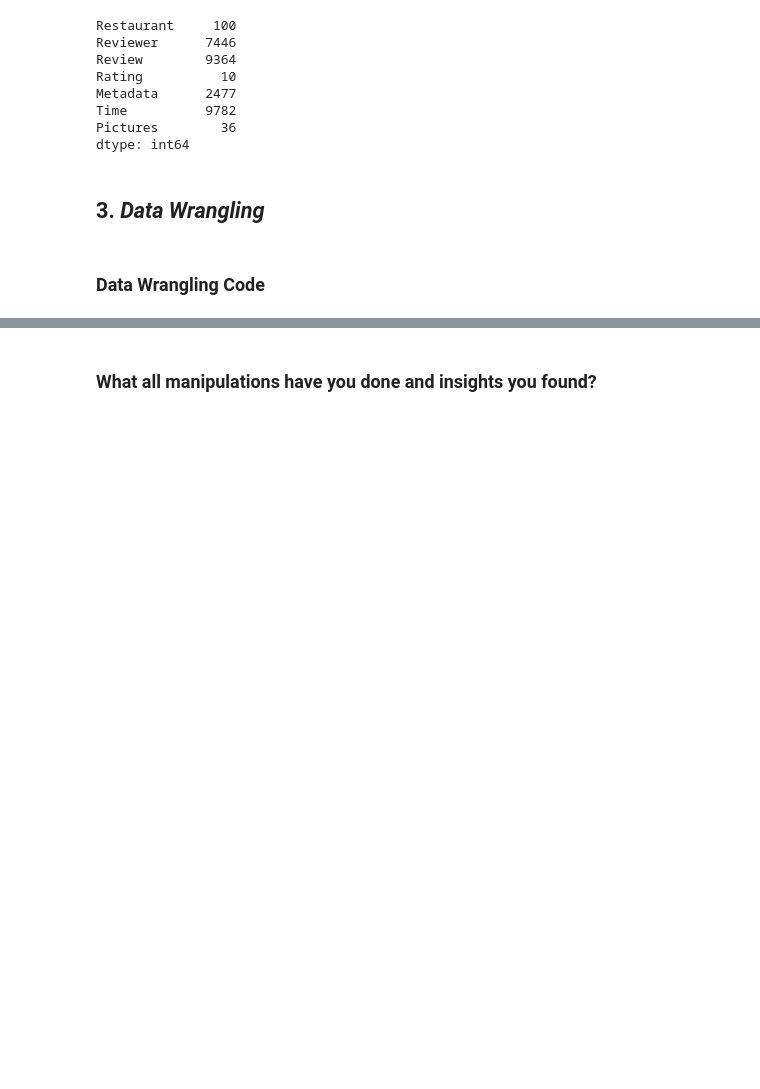
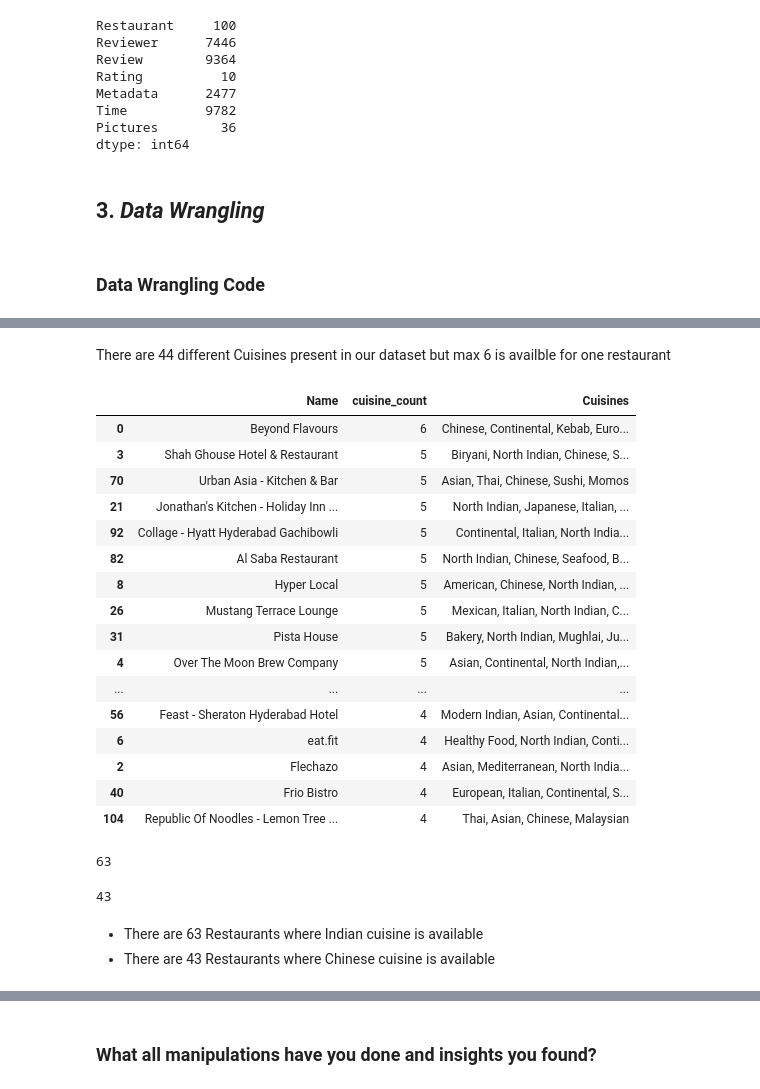
Before and after one commit to v1git12/Capstone-Project-4-Zomato-Restraurant-Clustering-And-Sentiment-Analysis, a Jupyter notebook: Zomato_Restaurant_Clustering_&_Sentiment_Analysis.ipynb, the cells around one changed output, grey strips where cells are left out. Saved outputs shown, nothing was run; the diff lists cells and outputs as text; code cells hidden in the pictures; blank space fills up the shorter version.

```diff
--- a/Zomato_Restaurant_Clustering_&_Sentiment_Analysis.ipynb
+++ b/Zomato_Restaurant_Clustering_&_Sentiment_Analysis.ipynb
@@ -342,0 +384,8 @@ dtype: int64
+# %%
+# Define a function to count the number of words in a string separated by commas
+def count_words(string):
+    words = string.split(',')
+    return len(words)
+# %%
+# Apply the 'count_words' function to the 'Cuisines' column of the DataFrame and store the result in a new 'cuisine_count' column
+restaurant_df['cuisine_count'] = restaurant_df['Cuisines'].apply(count_words)
@@ -342,0 +472,41 @@ dtype: int64
+# %% [markdown]
+There are 44 different Cuisines present in our dataset
+but max 6 is availble for one restaurant
+# %%
+#Restaurant with maximum number of cuisine
+pd.set_option('display.max_colwidth', None)
+
+topRestarant = restaurant_df.loc[restaurant_df.groupby('Name')['cuisine_count'].idxmax()]
+topRestarant_sorted = topRestarant.sort_values(by=['cuisine_count'], ascending=False)
+topRestarant_sorted[['Name','cuisine_count','Cuisines']][:20]
+# %% [output]
+|  | Name | cuisine_count | Cuisines |
+| 0 | Beyond Flavours | 6 | Chinese, Continental, Kebab, Euro... |
+| 3 | Shah Ghouse Hotel & Restaurant | 5 | Biryani, North Indian, Chinese, S... |
+| 70 | Urban Asia - Kitchen & Bar | 5 | Asian, Thai, Chinese, Sushi, Momos |
+| 21 | Jonathan's Kitchen - Holiday Inn ... | 5 | North Indian, Japanese, Italian, ... |
+| 92 | Collage - Hyatt Hyderabad Gachibowli | 5 | Continental, Italian, North India... |
+| 82 | Al Saba Restaurant | 5 | North Indian, Chinese, Seafood, B... |
+| 8 | Hyper Local | 5 | American, Chinese, North Indian, ... |
+| 26 | Mustang Terrace Lounge | 5 | Mexican, Italian, North Indian, C... |
+| 31 | Pista House | 5 | Bakery, North Indian, Mughlai, Ju... |
+| 4 | Over The Moon Brew Company | 5 | Asian, Continental, North Indian,... |
+| ... | ... | ... | ... |
+| 56 | Feast - Sheraton Hyderabad Hotel | 4 | Modern Indian, Asian, Continental... |
+| 6 | eat.fit | 4 | Healthy Food, North Indian, Conti... |
+| 2 | Flechazo | 4 | Asian, Mediterranean, North India... |
+| 40 | Frio Bistro | 4 | European, Italian, Continental, S... |
+| 104 | Republic Of Noodles - Lemon Tree ... | 4 | Thai, Asian, Chinese, Malaysian |
+# %%
+indian_restaurant = restaurant_df[restaurant_df['Cuisines'].str.contains('Indian')]
+indian_restaurant.shape[0]
+# %% [output]
+63
+# %%
+Chinese_restaurant = restaurant_df[restaurant_df['Cuisines'].str.contains('Chinese')]
+Chinese_restaurant.shape[0]
+# %% [output]
+43
+# %% [markdown]
+* There are 63 Restaurants where Indian cuisine is available
+* There are 43 Restaurants where Chinese cuisine is available
```
Also changed, not shown: parts of 47 cells of this notebook.
